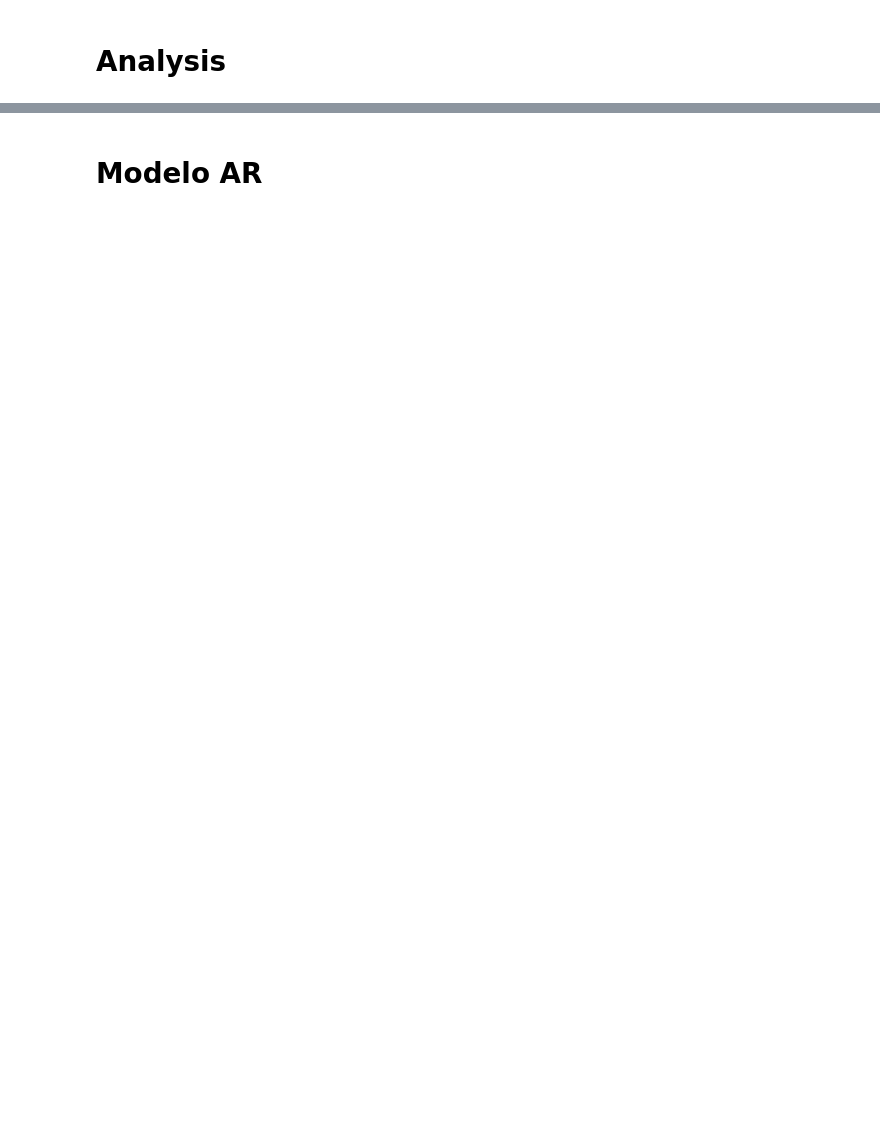
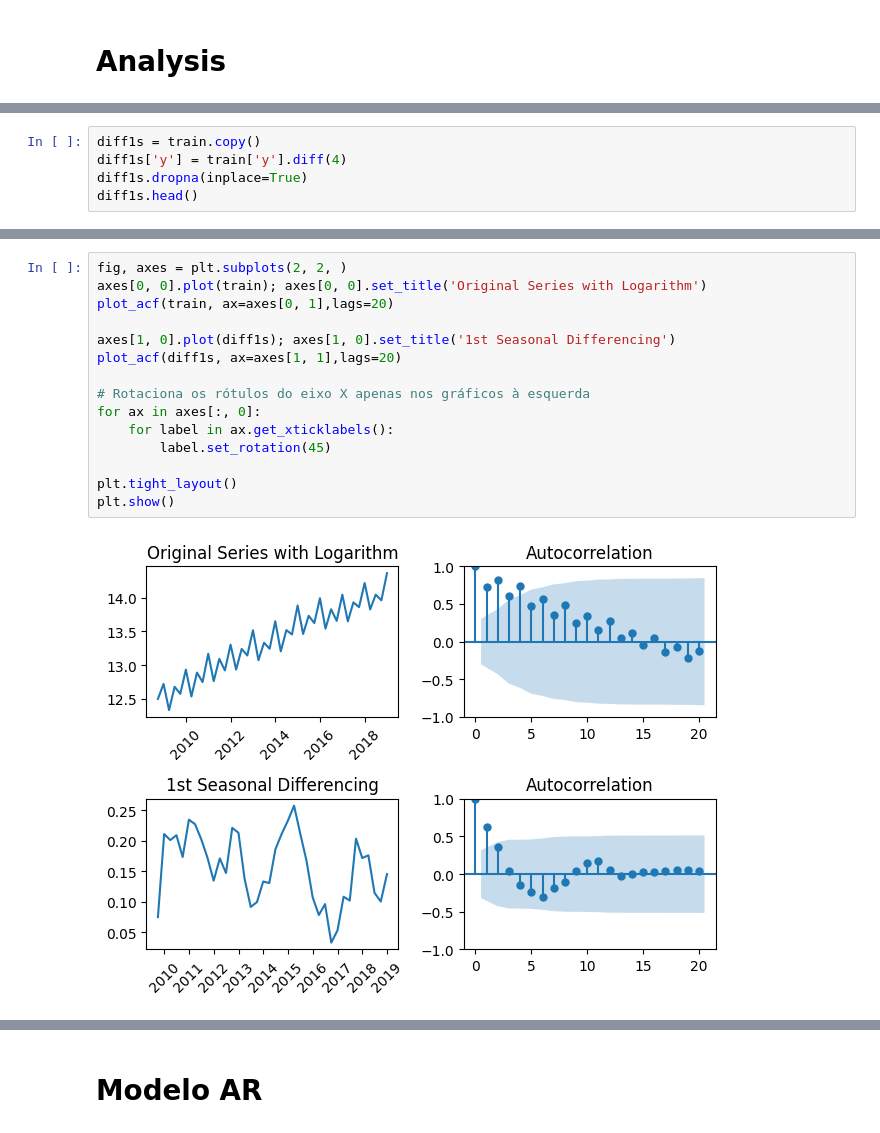
Before and after one commit to MariaGabrielaAlvesZuppardo/SeriesTemporaisCin, a Jupyter notebook: Lista_de_Exercicio_ARIMA_Seasonal.ipynb, the cells around one changed output, grey strips where cells are left out. Cells and saved outputs as stored; diff of their text form; blank space fills up the shorter version.

```diff
--- a/Lista_de_Exercicio_ARIMA_Seasonal.ipynb
+++ b/Lista_de_Exercicio_ARIMA_Seasonal.ipynb
@@ -267,0 +185,5 @@ q = 0
+# %%
+diff1s = train.copy()
+diff1s['y'] = train['y'].diff(4)
+diff1s.dropna(inplace=True)
+diff1s.head()
@@ -267,0 +197,17 @@ q = 0
+# %%
+fig, axes = plt.subplots(2, 2, )
+axes[0, 0].plot(train); axes[0, 0].set_title('Original Series with Logarithm')
+plot_acf(train, ax=axes[0, 1],lags=20)
+
+axes[1, 0].plot(diff1s); axes[1, 0].set_title('1st Seasonal Differencing')
+plot_acf(diff1s, ax=axes[1, 1],lags=20)
+
+# Rotaciona os rótulos do eixo X apenas nos gráficos à esquerda
+for ax in axes[:, 0]:
+    for label in ax.get_xticklabels():
+        label.set_rotation(45)
+
+plt.tight_layout()
+plt.show()
+# %% [output]
+[figure, added]
```
Also changed, not shown: parts of 93 cells of this notebook.
